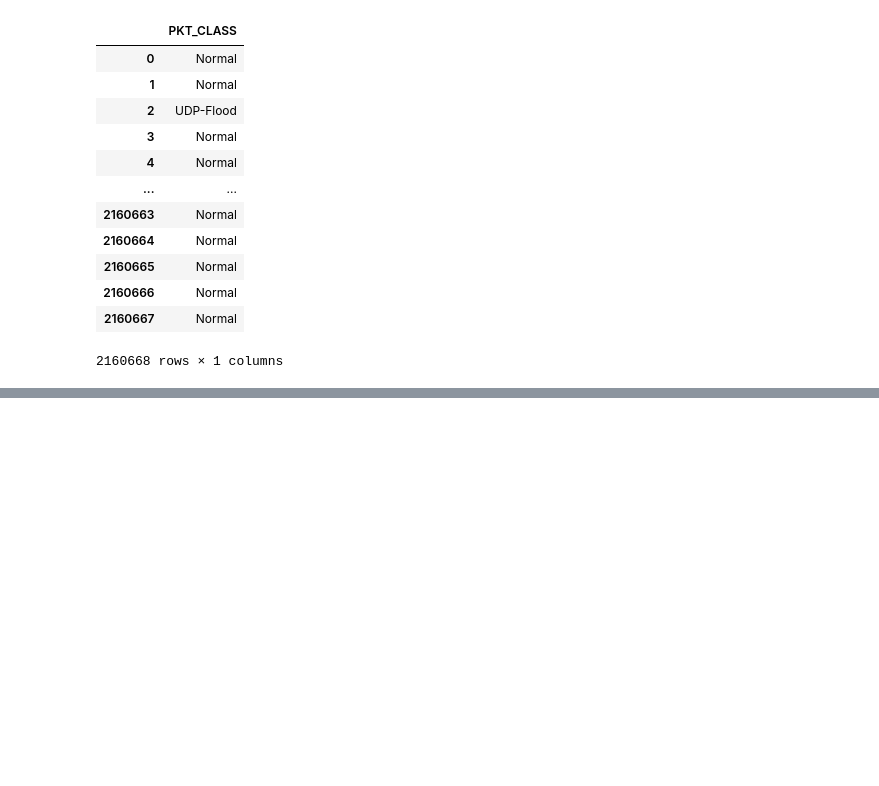
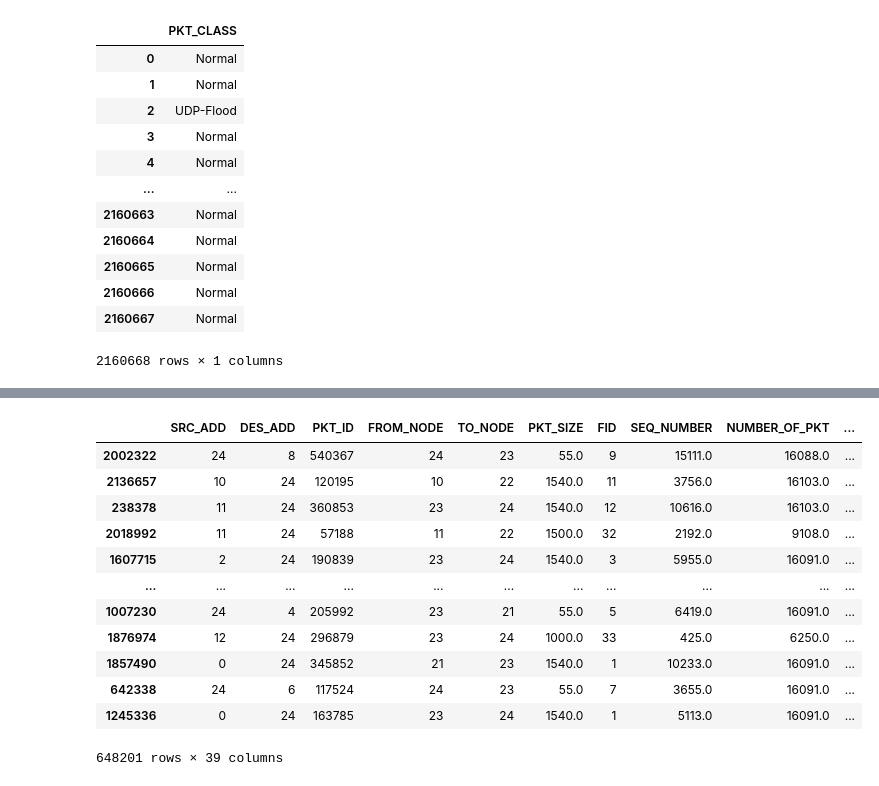
Before and after one commit to CatarinaL/ddosLogs, a Jupyter notebook: ddos_logs_logit_regression.ipynb, the cells around one changed output, grey strips where cells are left out. Drawn from its saved outputs; the diff is of its cells as text; code cells hidden in the pictures; blank space fills up the shorter version.

```diff
--- a/ddos_logs_logit_regression.ipynb
+++ b/ddos_logs_logit_regression.ipynb
@@ -50,11 +67,10 @@ df
 2160668 rows × 28 columns
 # %%
 #decode byte strings to remove the "b" before the srting values at cols PKT_CLASS, NODE_NAME_FROM, NODE_NAME_TO, FLAGS, PKT_TYPE
-df["PKT_CLASS"] = df["PKT_CLASS"].apply(lambda x: x.decode('utf-8'))
-df["NODE_NAME_FROM"] = df["NODE_NAME_FROM"].apply(lambda x: x.decode('utf-8'))
-df["NODE_NAME_TO"] = df["NODE_NAME_TO"].apply(lambda x: x.decode('utf-8'))
-df["FLAGS"] = df["FLAGS"].apply(lambda x: x.decode('utf-8'))
-df["PKT_TYPE"] = df["PKT_TYPE"].apply(lambda x: x.decode('utf-8'))
+categoricals = ["NODE_NAME_FROM", "NODE_NAME_TO", "FLAGS", "PKT_TYPE", "PKT_CLASS"]
+
+for categorical in categoricals:
+  df[categorical] = df[categorical].apply(lambda x: x.decode('utf-8')).astype("category")
 
 df
 # %% [output]
@@ -76,16 +92,3 @@ df.describe()
 df.isnull().values.any()
 # %% [output]
 False
-# %%
-df["PKT_CLASS"] = df["PKT_CLASS"].astype('category')
-df["NODE_NAME_FROM"] = df["NODE_NAME_FROM"].astype('category')
-df["NODE_NAME_TO"] = df["NODE_NAME_TO"].astype('category')
-df["FLAGS"] = df["FLAGS"].astype('category')
-df["PKT_TYPE"] = df["PKT_TYPE"].astype('category')
-# %%
-df["SRC_ADD"] = df["SRC_ADD"].astype('int64')
-df["DES_ADD"] = df["DES_ADD"].astype('int64')
-df["PKT_ID"] = df["PKT_ID"].astype('int64')
-df["FROM_NODE"] = df["FROM_NODE"].astype('int64')
-df["TO_NODE"] = df["TO_NODE"].astype('int64')
-df["FID"] = df["FID"].astype('int64')
@@ -154,0 +158,13 @@ X_train,X_test,y_train,y_test=train_test_split(X,y,test_size=0.3,random_state=0)
+# %%
+#split into test and training sets
+X_train,X_test,y_train,y_test=train_test_split(X,y,test_size=0.3,random_state=0)
+
+#dummy variables w/ WoE
+# polynomial encoder wrapper for selected categorical variables
+enc = PolynomialWrapper(ce.WOEEncoder(cols=["NODE_NAME_FROM", "NODE_NAME_TO", "FLAGS", "PKT_TYPE"]))
+
+# transform the datasets
+training_numeric_df2 = enc.fit_transform(X_train, y_train)
+testing_numeric_df2 = enc.transform(X_test)
+
+training_numeric_df2.info()
@@ -155,3 +189,22 @@ X_train,X_test,y_train,y_test=train_test_split(X,y,test_size=0.3,random_state=0)
+# %%
+X_train_enc = training_numeric_df2
+X_test_enc = testing_numeric_df2
+
+X_test_enc
+# %% [output]
+|  | SRC_ADD | DES_ADD | PKT_ID | FROM_NODE | TO_NODE | PKT_SIZE | FID | SEQ_NUMBER | NUMBER_OF_PKT | ... |
+| 2002322 | 24 | 8 | 540367 | 24 | 23 | 55.0 | 9 | 15111.0 | 16088.0 | ... |
+| 2136657 | 10 | 24 | 120195 | 10 | 22 | 1540.0 | 11 | 3756.0 | 16103.0 | ... |
+| 238378 | 11 | 24 | 360853 | 23 | 24 | 1540.0 | 12 | 10616.0 | 16103.0 | ... |
+| 2018992 | 11 | 24 | 57188 | 11 | 22 | 1500.0 | 32 | 2192.0 | 9108.0 | ... |
+| 1607715 | 2 | 24 | 190839 | 23 | 24 | 1540.0 | 3 | 5955.0 | 16091.0 | ... |
+| ... | ... | ... | ... | ... | ... | ... | ... | ... | ... | ... |
+| 1007230 | 24 | 4 | 205992 | 23 | 21 | 55.0 | 5 | 6419.0 | 16091.0 | ... |
+| 1876974 | 12 | 24 | 296879 | 23 | 24 | 1000.0 | 33 | 425.0 | 6250.0 | ... |
+| 1857490 | 0 | 24 | 345852 | 21 | 23 | 1540.0 | 1 | 10233.0 | 16091.0 | ... |
+| 642338 | 24 | 6 | 117524 | 24 | 23 | 55.0 | 7 | 3655.0 | 16091.0 | ... |
+| 1245336 | 0 | 24 | 163785 | 23 | 24 | 1540.0 | 1 | 5113.0 | 16091.0 | ... |
+648201 rows × 39 columns
 # %%
 #TODO normalize
 
```
Also changed, not shown: parts of 8 cells of this notebook.
